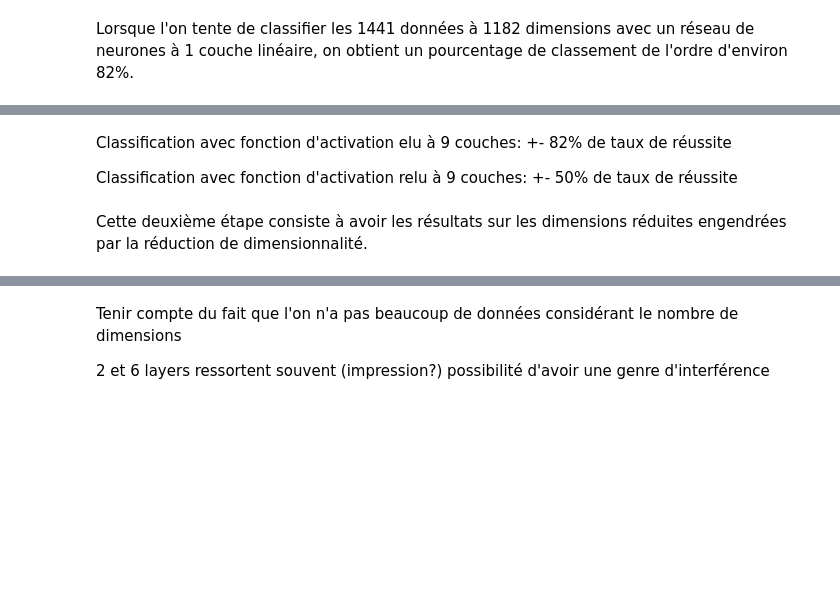
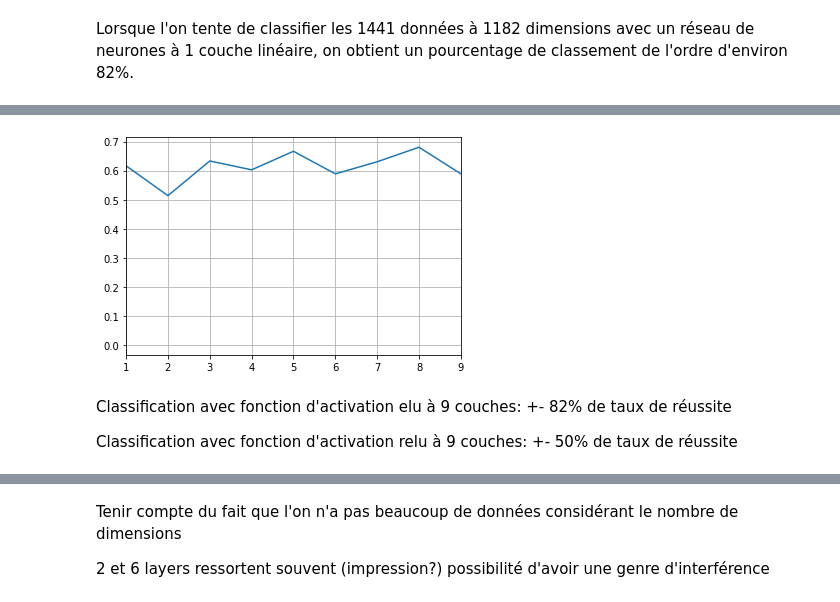
Before and after one commit to benjaminMatteJean/Projet4101, a Jupyter notebook: Deep_learning_for_classification.ipynb, the cells around one changed output, grey strips where cells are left out. Cells and saved outputs as stored; diff of their text form; code cells hidden in the pictures; blank space fills up the shorter version.

```diff
--- a/Deep_learning_for_classification.ipynb
+++ b/Deep_learning_for_classification.ipynb
@@ -303,0 +331,13 @@ compute_results(X_train, X_test) # all dimensions
+# %%
+reducedData = numpy.load('labeled_reduit_50dim.npy')
+numberOfData = reducedData.shape[0]
+dimensions = reducedData.shape[1]
+
+#print(numberOfData, dimensions)
+
+# normaliser les données d'entrée entre 0 et 1 pour toutes les dimensions.
+X_train_reduced = minmax_scale(reducedData[ : -((numberOfData//4)), :]) # 1081 premières données
+X_test_reduced = minmax_scale(reducedData[(numberOfData//4)*3 + 1 : ,  :]) # 360 dernières données
+
+compute_linear_results(X_train_reduced, X_test_reduced)
+# %% [output]
@@ -304,6 +361,5 @@ compute_results(X_train, X_test) # all dimensions
+[figure, added]
 # %% [markdown]
 Classification avec fonction d'activation elu à 9 couches: +- 82% de taux de réussite
 
 Classification avec fonction d'activation relu à 9 couches: +- 50% de taux de réussite
-# %% [markdown]
-Cette deuxième étape consiste à avoir les résultats sur les dimensions réduites engendrées par la réduction de dimensionnalité.
```
Also changed, not shown: parts of 9 cells of this notebook.
